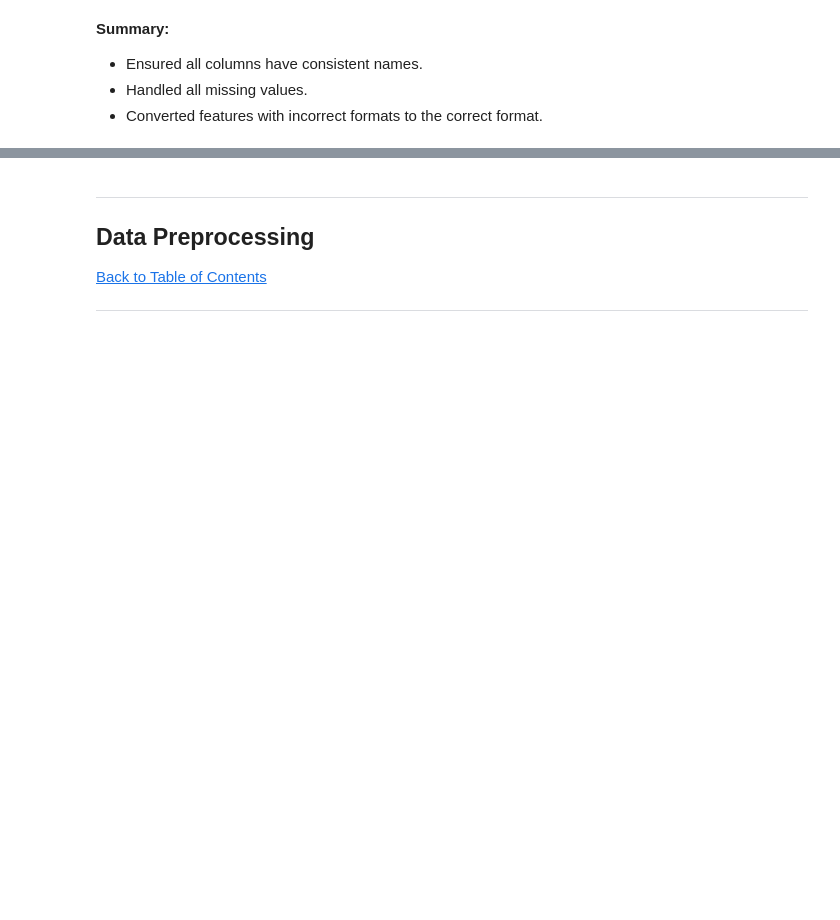
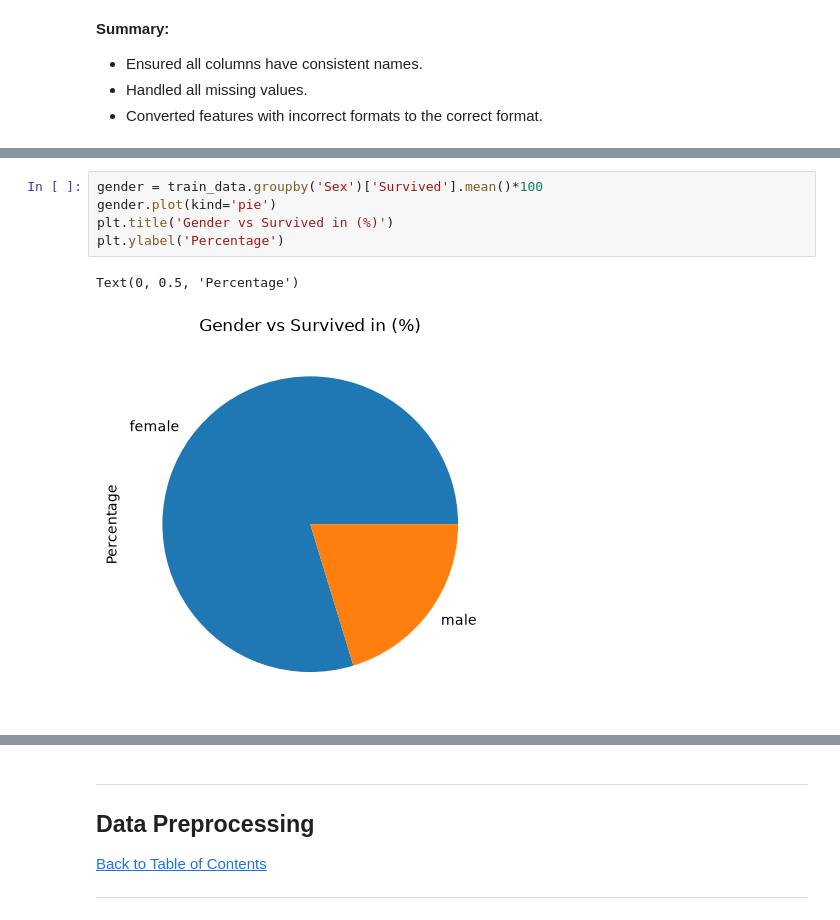
Before and after one commit to johannesmakgetha/Titanic---Machine-Learning-from-Disaster, a Jupyter notebook: notebook.ipynb, the cells around one changed output, grey strips where cells are left out. Drawn from its saved outputs; the diff is of its cells as text; blank space fills up the shorter version.

```diff
--- a/notebook.ipynb
+++ b/notebook.ipynb
@@ -205,0 +251,8 @@ dtype: int64
+# %%
+gender = train_data.groupby('Sex')['Survived'].mean()*100
+gender.plot(kind='pie')
+plt.title('Gender vs Survived in (%)')
+plt.ylabel('Percentage')
+# %% [output]
+Text(0, 0.5, 'Percentage')
+[figure, added]
```
Also changed, not shown: parts of 29 cells of this notebook.
